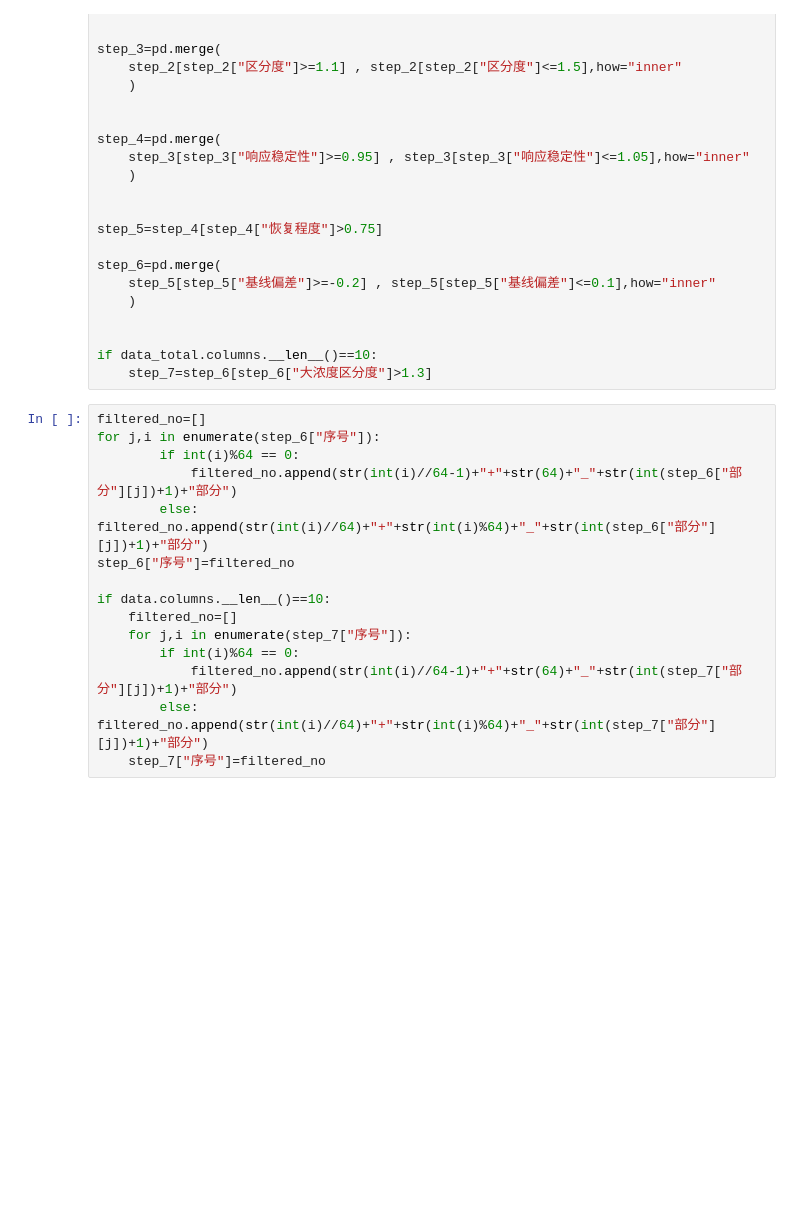
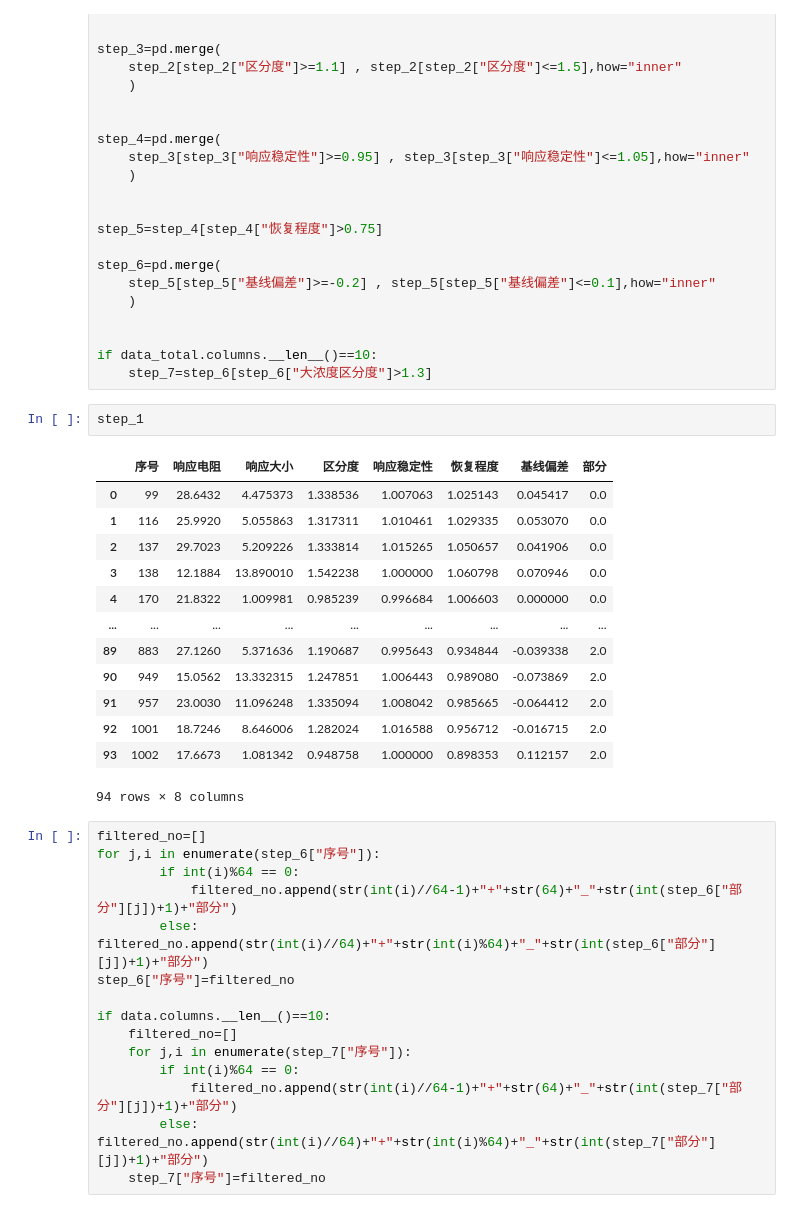
Before and after one commit to lomvix/microchip_data, a Jupyter notebook: 2th_dataprocessing.ipynb, the cells around one changed output. Drawn from its saved outputs; the diff is of its cells as text; blank space fills up the shorter version.

```diff
--- a/2th_dataprocessing.ipynb
+++ b/2th_dataprocessing.ipynb
@@ -273,6 +302,22 @@ step_6=pd.merge(
 
 if data_total.columns.__len__()==10:
     step_7=step_6[step_6["大浓度区分度"]>1.3]
+# %%
+step_1
+# %% [output]
+|  | 序号 | 响应电阻 | 响应大小 | 区分度 | 响应稳定性 | 恢复程度 | 基线偏差 | 部分 |
+| 0 | 99 | 28.6432 | 4.475373 | 1.338536 | 1.007063 | 1.025143 | 0.045417 | 0.0 |
+| 1 | 116 | 25.9920 | 5.055863 | 1.317311 | 1.010461 | 1.029335 | 0.053070 | 0.0 |
+| 2 | 137 | 29.7023 | 5.209226 | 1.333814 | 1.015265 | 1.050657 | 0.041906 | 0.0 |
+| 3 | 138 | 12.1884 | 13.890010 | 1.542238 | 1.000000 | 1.060798 | 0.070946 | 0.0 |
+| 4 | 170 | 21.8322 | 1.009981 | 0.985239 | 0.996684 | 1.006603 | 0.000000 | 0.0 |
+| ... | ... | ... | ... | ... | ... | ... | ... | ... |
+| 89 | 883 | 27.1260 | 5.371636 | 1.190687 | 0.995643 | 0.934844 | -0.039338 | 2.0 |
+| 90 | 949 | 15.0562 | 13.332315 | 1.247851 | 1.006443 | 0.989080 | -0.073869 | 2.0 |
+| 91 | 957 | 23.0030 | 11.096248 | 1.335094 | 1.008042 | 0.985665 | -0.064412 | 2.0 |
+| 92 | 1001 | 18.7246 | 8.646006 | 1.282024 | 1.016588 | 0.956712 | -0.016715 | 2.0 |
+| 93 | 1002 | 17.6673 | 1.081342 | 0.948758 | 1.000000 | 0.898353 | 0.112157 | 2.0 |
+94 rows × 8 columns
 # %%
 filtered_no=[]
 for j,i in enumerate(step_6["序号"]):
```
Also changed, not shown: parts of 11 cells of this notebook, 1 other file.
